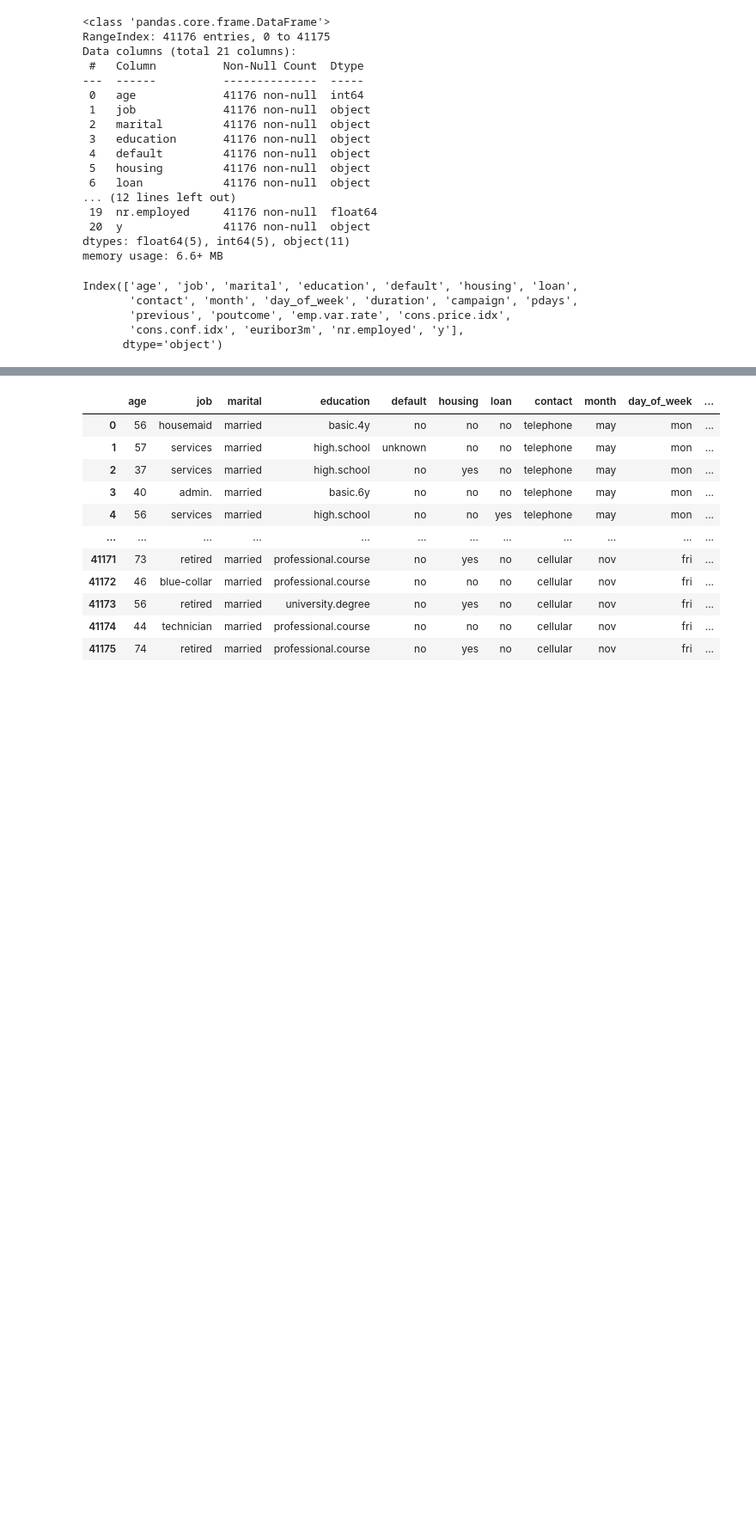
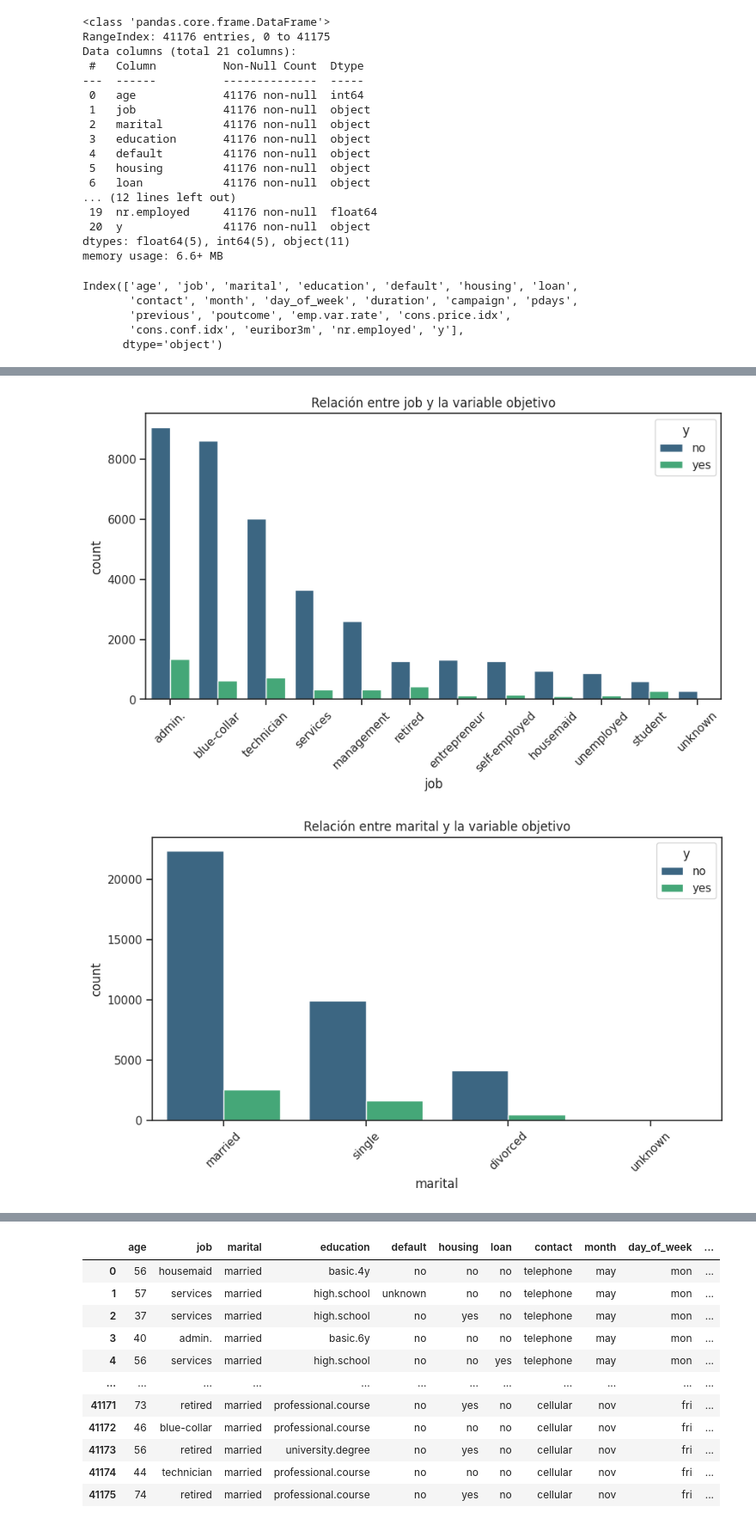
Before and after one commit to mgnorero/regresion-logristica, a Jupyter notebook: src/explore.ipynb, the cells around one changed output, grey strips where cells are left out. Shown at 86% size. Saved outputs shown, nothing was run; the diff lists cells and outputs as text; code cells hidden in the pictures; blank space fills up the shorter version.

```diff
--- a/src/explore.ipynb
+++ b/src/explore.ipynb
@@ -90,0 +154,11 @@ Index(['age', 'job', 'marital', 'education', 'default', 'housing', 'loan',
+# %%
+# Visualizar la relación entre las variables categóricas y la variable objetivo
+for column in cat.columns:
+    plt.figure(figsize=(10, 5))
+    sns.countplot(data=df, x=column, order=cat[column].value_counts().index, hue='y', palette="viridis")
+    plt.title(f'Relación entre {column} y la variable objetivo')
+    plt.xticks(rotation=45)
+    plt.show()
+# %% [output]
+[figure, added]
+[figure, added]
```
Also changed, not shown: parts of 8 cells of this notebook.
